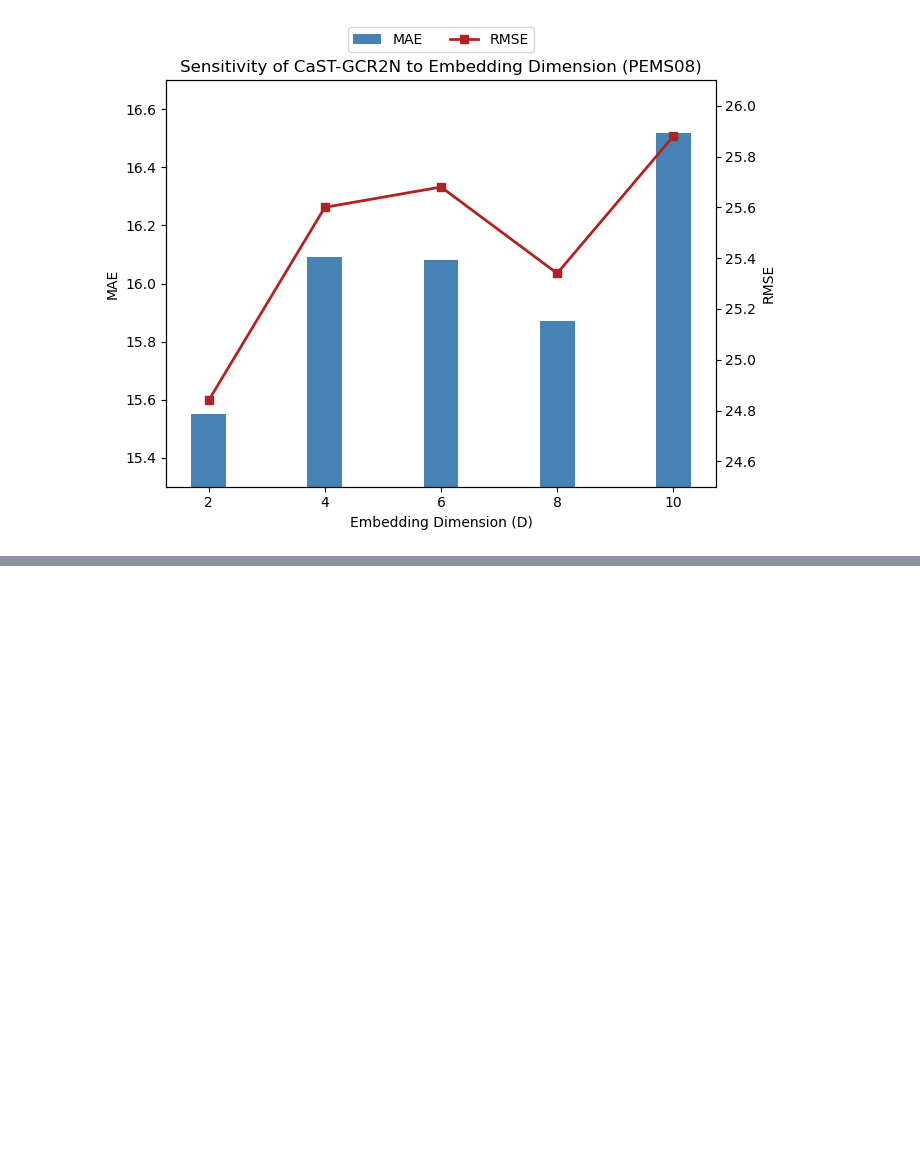
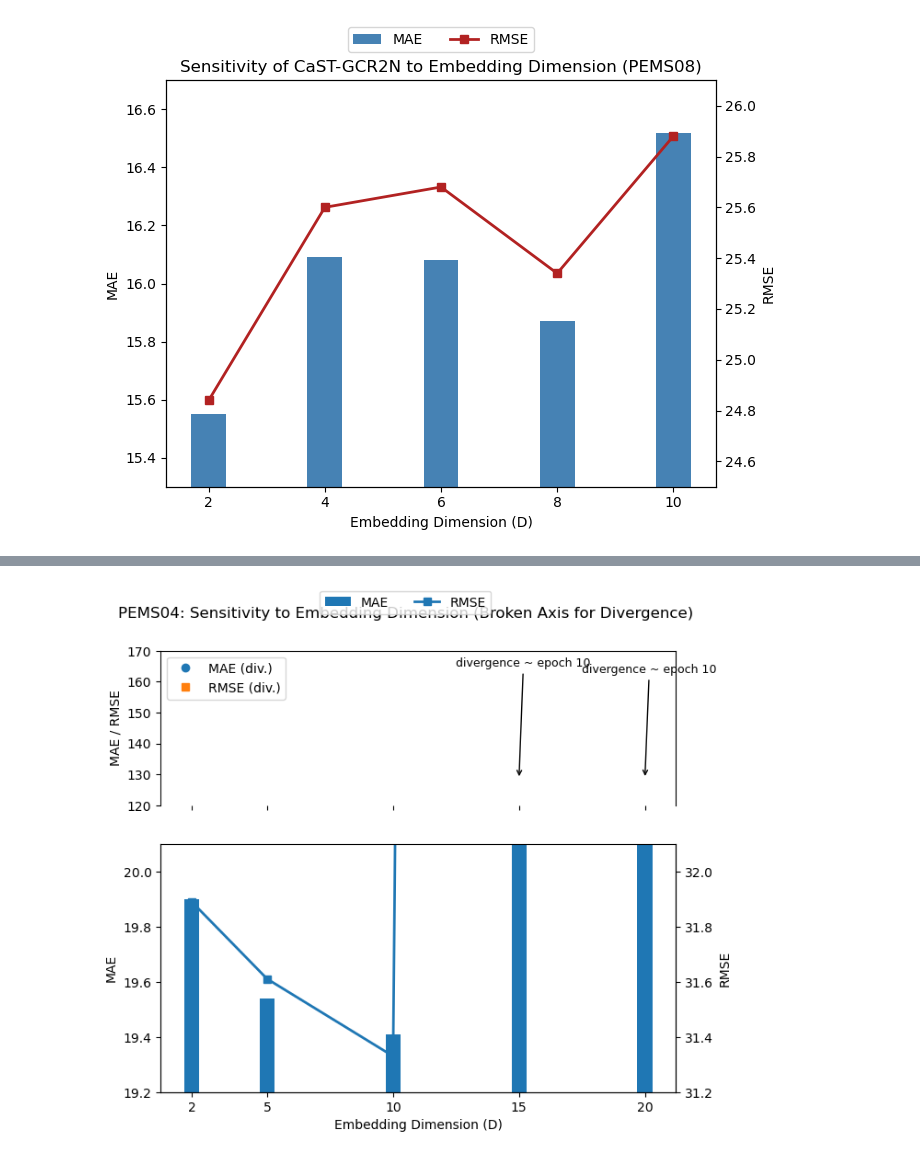
Before and after one commit to HodaMehr2000/CaST-GCRN, a Jupyter notebook: Untitled.ipynb, the cells around one changed output, grey strips where cells are left out. Saved outputs shown, nothing was run; the diff lists cells and outputs as text; code cells hidden in the pictures; blank space fills up the shorter version.

```diff
--- a/Untitled.ipynb
+++ b/Untitled.ipynb
@@ -277,0 +315,57 @@ plt.show()
+# %%
+import matplotlib.pyplot as plt
+
+# داده ها
+D    = [2, 5, 10, 15, 20]
+MAE  = [19.90, 19.54, 19.41, 64.51, 71.59]
+RMSE = [31.89, 31.61, 31.33, 80.72, 88.23]
+
+fig = plt.figure(figsize=(7,6))
+
+# پنل پايين: بازه عادي
+ax_low = fig.add_axes([0.12, 0.10, 0.80, 0.45])
+ax_low.bar(D, MAE, width=0.6, label='MAE')
+ax_low_t = ax_low.twinx()
+ax_low_t.plot(D, RMSE, marker='s', linewidth=2, label='RMSE')
+ax_low.set_ylim(19.2, 20.1)
+ax_low_t.set_ylim(31.2, 32.1)
+ax_low.set_xlabel('Embedding Dimension (D)')
+ax_low.set_ylabel('MAE')
+ax_low_t.set_ylabel('RMSE')
+ax_low.set_xticks(D)
+
+# پنل بالا: ناحيه جهش واگرا
+ax_high = fig.add_axes([0.12, 0.62, 0.80, 0.28], sharex=ax_low)
+ax_high.plot(D, MAE, linestyle='None', marker='o', label='MAE (div.)')
+ax_high.plot(D, RMSE, linestyle='None', marker='s', label='RMSE (div.)')
+ax_high.set_ylim(120, 170)
+ax_high.set_ylabel('MAE / RMSE')
+ax_high.legend(loc='upper left')
+
+# شكست بصري بين دو محور
+ax_high.spines['bottom'].set_visible(False)
+ax_low.spines['top'].set_visible(False)
+ax_high.tick_params(labelbottom=False)
+
+# توضيح كنار نقاط واگرا
+ax_high.annotate('divergence ~ epoch 10',
+                 xy=(15, 128.51), xytext=(12.5, 165),
+                 arrowprops=dict(arrowstyle='->', lw=1), fontsize=9)
+ax_high.annotate('divergence ~ epoch 10',
+                 xy=(20, 128.59), xytext=(17.5, 163),
+                 arrowprops=dict(arrowstyle='->', lw=1), fontsize=9)
+
+# لگند مشترك پنل پايين
+lines, labels = ax_low.get_legend_handles_labels()
+lines2, labels2 = ax_low_t.get_legend_handles_labels()
+fig.legend(lines + lines2, labels + labels2, loc='upper center', ncol=2, bbox_to_anchor=(0.5, 1.02))
+
+plt.suptitle('PEMS04: Sensitivity to Embedding Dimension (Broken Axis for Divergence)')
+plt.tight_layout()
+
+# ذخيره خروجي
+plt.savefig('pems04_embedding_broken.png', dpi=300)
+plt.savefig('pems04_embedding_broken.pdf')
+plt.show()
+# %% [output]
+[figure, added]
```
Also changed, not shown: parts of 1 cell of this notebook, 5 other files.
